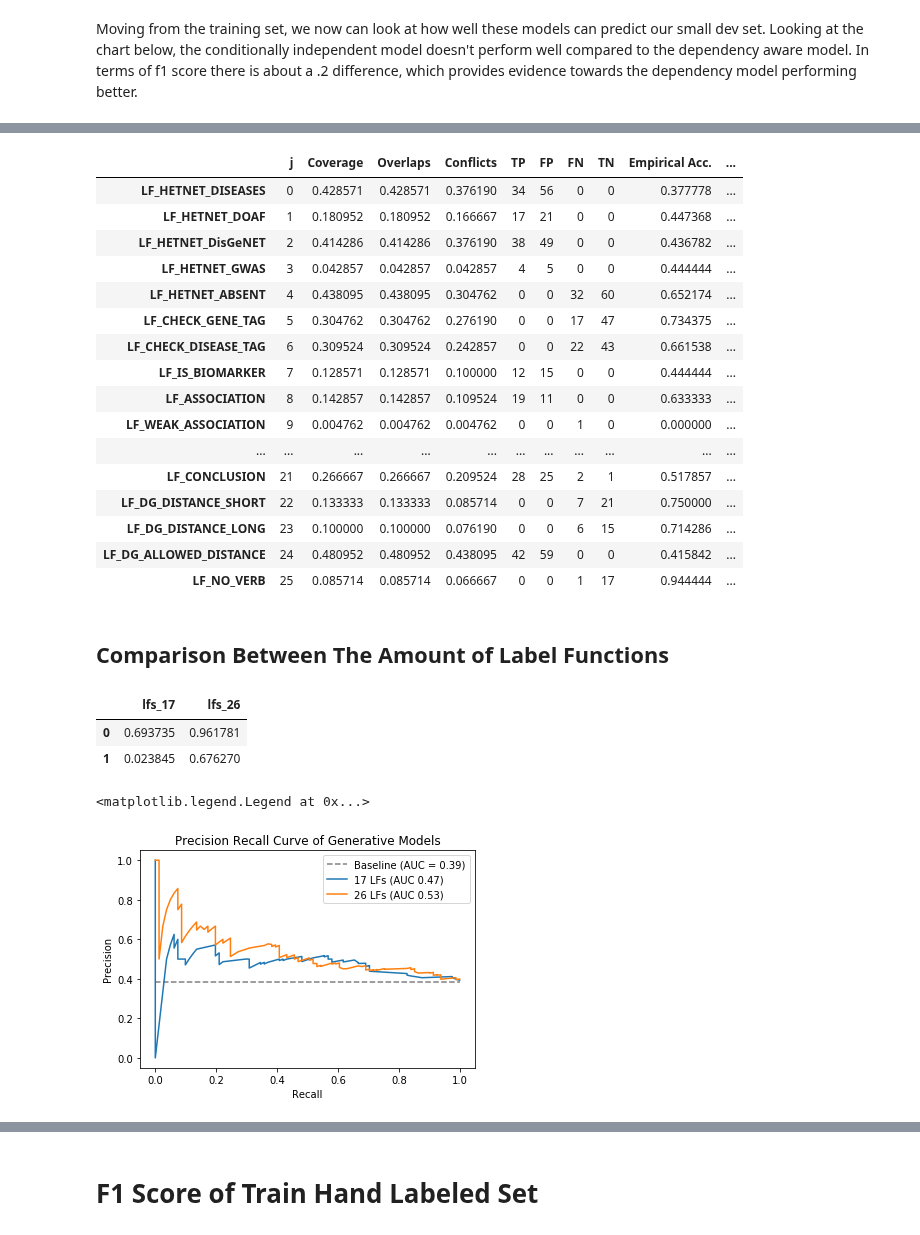
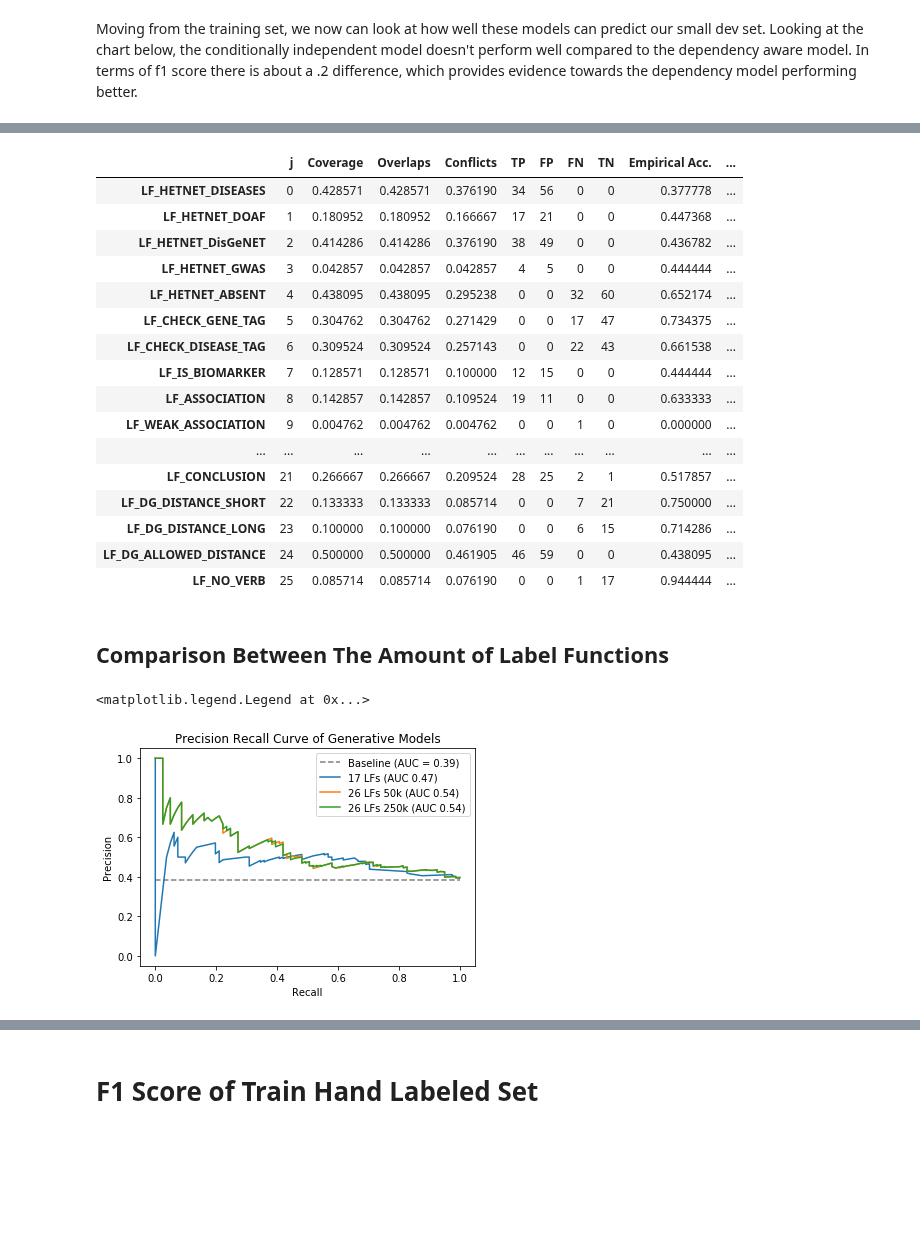
Before and after one commit to greenelab/snorkeling, a Jupyter notebook: All_Relationships/3.model-label-functions.ipynb, the cells around one changed output, grey strips where cells are left out. Drawn from its saved outputs; the diff is of its cells as text; code cells hidden in the pictures; blank space fills up the shorter version.

```diff
--- a/All_Relationships/3.model-label-functions.ipynb
+++ b/All_Relationships/3.model-label-functions.ipynb
@@ -81,0 +68,4 @@ train_candidate_ids[0:10]
+# %%
+train_data_df = pd.read_excel("data/disease_gene/sentence_labels_26lfs_250k.xlsx")
+train_candidate_ids = list(map(int, train_data_df.candidate_id.values))
+train_candidate_ids[0:10]
@@ -82,5 +74,5 @@ train_candidate_ids[0:10]
 # %%
-dev_data_df = pd.read_excel("data/sentence-labels-dev-hand-labeled.xlsx")
+dev_data_df = pd.read_excel("data/disease_gene/sentence_labels_dev.xlsx")
 dev_data_df = dev_data_df[dev_data_df.curated_dsh.notnull()]
 dev_data_df = dev_data_df.sort_values("candidate_id")
 dev_candidate_ids = list(map(int, dev_data_df.candidate_id.values))
@@ -328,9 +320,9 @@ L_dev.lf_stats(session, dev_data_labels, test_df.query("model=='DA'")["Learned A
 | LF_HETNET_DOAF | 1 | 0.180952 | 0.180952 | 0.166667 | 17 | 21 | 0 | 0 | 0.447368 | ... |
 | LF_HETNET_DisGeNET | 2 | 0.414286 | 0.414286 | 0.376190 | 38 | 49 | 0 | 0 | 0.436782 | ... |
 | LF_HETNET_GWAS | 3 | 0.042857 | 0.042857 | 0.042857 | 4 | 5 | 0 | 0 | 0.444444 | ... |
-| LF_HETNET_ABSENT | 4 | 0.438095 | 0.438095 | 0.304762 | 0 | 0 | 32 | 60 | 0.652174 | ... |
-| LF_CHECK_GENE_TAG | 5 | 0.304762 | 0.304762 | 0.276190 | 0 | 0 | 17 | 47 | 0.734375 | ... |
-| LF_CHECK_DISEASE_TAG | 6 | 0.309524 | 0.309524 | 0.242857 | 0 | 0 | 22 | 43 | 0.661538 | ... |
+| LF_HETNET_ABSENT | 4 | 0.438095 | 0.438095 | 0.295238 | 0 | 0 | 32 | 60 | 0.652174 | ... |
+| LF_CHECK_GENE_TAG | 5 | 0.304762 | 0.304762 | 0.271429 | 0 | 0 | 17 | 47 | 0.734375 | ... |
+| LF_CHECK_DISEASE_TAG | 6 | 0.309524 | 0.309524 | 0.257143 | 0 | 0 | 22 | 43 | 0.661538 | ... |
 | LF_IS_BIOMARKER | 7 | 0.128571 | 0.128571 | 0.100000 | 12 | 15 | 0 | 0 | 0.444444 | ... |
 | LF_ASSOCIATION | 8 | 0.142857 | 0.142857 | 0.109524 | 19 | 11 | 0 | 0 | 0.633333 | ... |
 | LF_WEAK_ASSOCIATION | 9 | 0.004762 | 0.004762 | 0.004762 | 0 | 0 | 1 | 0 | 0.000000 | ... |
@@ -338,34 +330,30 @@ L_dev.lf_stats(session, dev_data_labels, test_df.query("model=='DA'")["Learned A
 | LF_CONCLUSION | 21 | 0.266667 | 0.266667 | 0.209524 | 28 | 25 | 2 | 1 | 0.517857 | ... |
 | LF_DG_DISTANCE_SHORT | 22 | 0.133333 | 0.133333 | 0.085714 | 0 | 0 | 7 | 21 | 0.750000 | ... |
 | LF_DG_DISTANCE_LONG | 23 | 0.100000 | 0.100000 | 0.076190 | 0 | 0 | 6 | 15 | 0.714286 | ... |
-| LF_DG_ALLOWED_DISTANCE | 24 | 0.480952 | 0.480952 | 0.438095 | 42 | 59 | 0 | 0 | 0.415842 | ... |
-| LF_NO_VERB | 25 | 0.085714 | 0.085714 | 0.066667 | 0 | 0 | 1 | 17 | 0.944444 | ... |
+| LF_DG_ALLOWED_DISTANCE | 24 | 0.500000 | 0.500000 | 0.461905 | 46 | 59 | 0 | 0 | 0.438095 | ... |
+| LF_NO_VERB | 25 | 0.085714 | 0.085714 | 0.076190 | 0 | 0 | 1 | 17 | 0.944444 | ... |
 # %% [markdown]
 ## Comparison Between The Amount of Label Functions
 # %%
-gen_model_history_df = pd.read_csv("data/gen_model_marginals_history.csv")
+gen_model_history_df = pd.read_csv("data/disease_gene/disease_associates_gene/gen_model_marginals_history.csv")
 # %%
-gen_model_history_df['lfs_26'] = L_dev_ci_marginals
+gen_model_history_df['lfs_26_50k'] = L_dev_ci_marginals
 gen_model_history_df.head(2)
-# %% [output]
-|  | lfs_17 | lfs_26 |
-| 0 | 0.693735 | 0.961781 |
-| 1 | 0.023845 | 0.676270 |
 # %%
 positive_class = dev_data_df.curated_dsh.values.sum()/dev_data_df.shape[0]
 plt.plot([0,1], [positive_class, positive_class], color='grey',
          linestyle='--', label='Baseline (AUC = {:0.2f})'.format(positive_class))
 
-for marginal, model_label in zip(gen_model_history_df.columns, ["17 LFs (AUC {:.2f})", "26 LFs (AUC {:.2f})"]):
+for marginal, model_label in zip(gen_model_history_df.columns, ["17 LFs (AUC {:.2f})", "26 LFs 50k (AUC {:.2f})", "26 LFs 250k (AUC {:.2f})"]):
     precision, recall, threshold = precision_recall_curve(dev_data_labels, gen_model_history_df[marginal])
     area = auc(recall, precision)
     plt.plot(recall, precision, label=model_label.format(area))
 plt.title("Precision Recall Curve of Generative Models")
 plt.xlabel("Recall")
 plt.ylabel("Precision")
 plt.legend()
 # %% [output]
 <matplotlib.legend.Legend at 0x...>
-[figure, old version]
+[figure, new version]
 # %%
 plt.plot([0,1], [0,1], linestyle='--', color='grey')
```
Also changed, not shown: parts of 26 cells of this notebook, 6 other files.
